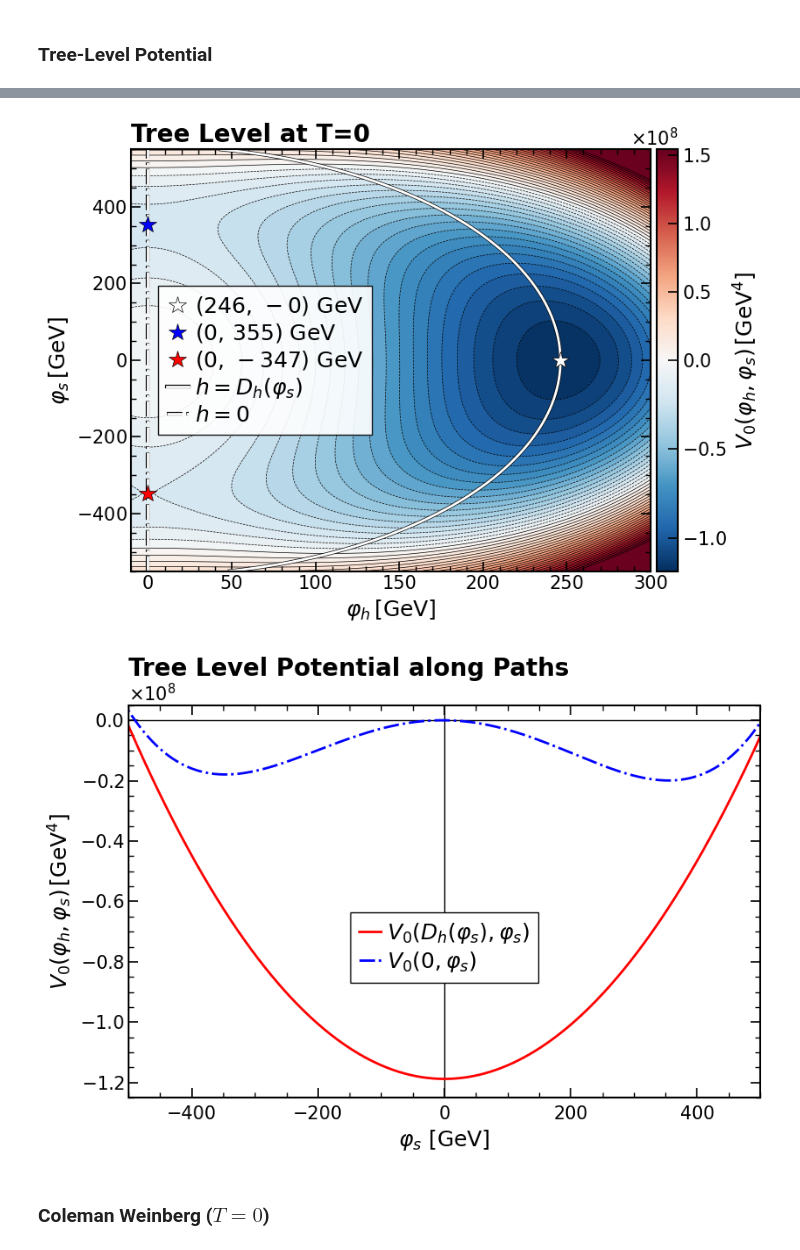
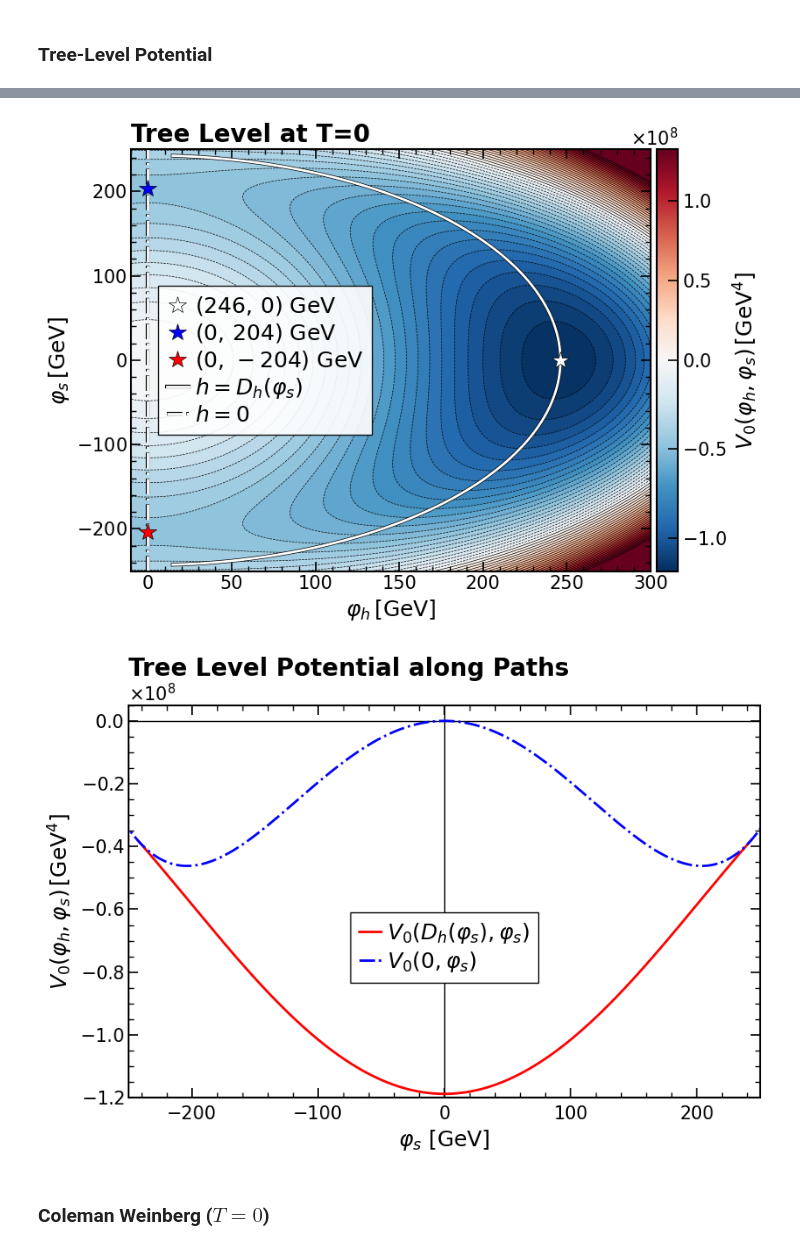
Before and after one commit to Diego-gt-phys/TFM-Repository, a Jupyter notebook: xSM_Analysis.ipynb, the cells around one changed output, grey strips where cells are left out. Drawn from its saved outputs; the diff is of its cells as text; code cells hidden in the pictures.

```diff
--- a/xSM_Analysis.ipynb
+++ b/xSM_Analysis.ipynb
@@ -55,12 +55,12 @@ def physical_to_lagrangian(m1, m2, theta, v, lHS, lS, mu3):
 (Specific Parameters)
 # %%
 m1  = 125.20
-m2  = 30
-th  = 0.001
+m2  = 60
+th  = 0.0
 v0  = 246.22
-lHS = 0.05
-lS  = 0.005
-mu3 = 1e-4*v0
+lHS = 0.265609
+lS  = 0.107227
+mu3 = 0*246.22
 
 params = physical_to_lagrangian(
     m1    = m1,
@@ -180,7 +180,7 @@ The EW vaccum is stable
 # %%
 # Set the values of h & s
 hmin, hmax = (-10, 300)
-smin, smax = (-550, 550)
+smin, smax = (-250, 250)
 
 # Create the Paths
 s_path  = np.linspace(smin, smax, 1000)
@@ -251,10 +251,10 @@ ax.legend(fontsize=18, frameon=True, fancybox=False, loc = "center left", bbox_t
 
 plt.title(r"Tree Level at T=0", loc='left', fontsize=20, fontweight='bold')
 plt.tight_layout()
-plt.savefig(f"Figures/Z2_{m2}_{lHS:.4f}_{lS:.4f}_TL_Contour.pdf", format="pdf", bbox_inches="tight")
+plt.savefig(f"Figures/TL_Contour.pdf", format="pdf", bbox_inches="tight")
 plt.show()
 # %% [output]
-[figure, old version]
+[figure, new version]
 # %%
 # Potential allong paths
 sp = (-muHS+(2*lHS*muH2+muHS**2)**0.5)/(lHS)
@@ -274,37 +274,37 @@ Vs = (-(muH2**2)/(4*lH)
 fig, ax = plt.subplots(figsize=(8.5, 6))
 ax.axhline(0, color='k', lw=1, ls='-')
 ax.axvline(0, color='k', lw=1, ls='-')
 
 ax.plot(SPath, Vs, label=r'$V_{0}\left(D_h(\varphi_s),\varphi_s\right)$', color='r', lw=2, ls='-')
 ax.plot(SPath0, Vs0, label=r'$V_{0}\left(0,\varphi_s\right)$', color='b', lw=2, ls='-.')
 
-ax.set_xlim(-500, 500)
-ax.set_ylim(-1.25e8, 0.5e7)
+ax.set_xlim(-250, 250)
+ax.set_ylim(-1.2e8, 0.5e7)
 
 ax.set_xlabel(r'$\varphi_s$ $\left[\mathrm{GeV}\right]$', fontsize=18)
 ax.set_ylabel(r'$V_{0}(\varphi_h,\varphi_s) \, [\mathrm{GeV^4}]$', fontsize=18)
 ax.yaxis.set_major_formatter(ScalarFormatter(useMathText=True))
 ax.ticklabel_format(style='sci', axis='y', scilimits=(-2, 2))
 ax.yaxis.get_offset_text().set_fontsize(15)
 ax.spines['top'].set_linewidth(1.5)
 ax.spines['right'].set_linewidth(1.5)
 ax.spines['bottom'].set_linewidth(1.5)
 ax.spines['left'].set_linewidth(1.5)
 
 ax.tick_params(axis='both', which='major', direction='in', length=8, width=1.2, labelsize=15, top=True, right=True)
 ax.tick_params(axis='both', which='minor', direction='in', length=4, width=1, labelsize=15, top=True, right=True)
 ax.minorticks_on()
 ax.tick_params(axis='x', which='major', pad=6.7)
 
 plt.legend(fontsize=18, frameon=True, fancybox=False, loc = "upper center", bbox_to_anchor=(0.5, 0.5),
                ncol = 1, edgecolor="black", framealpha=1, labelspacing=0.2, handletextpad=0.3, handlelength=1, columnspacing=1)
 
 plt.title(r"Tree Level Potential along Paths", loc='left', fontsize=20, fontweight='bold')
 plt.tight_layout()
-plt.savefig(f"Figures/Z2_{m2}_{lHS:.4f}_{lS:.4f}_TL_Path.pdf", format="pdf", bbox_inches="tight")
+plt.savefig(f"Figures/TL_Path.pdf", format="pdf", bbox_inches="tight")
 plt.show()
 # %% [output]
-[figure, old version]
+[figure, new version]
 # %% [markdown]
 ### Coleman Weinberg ($T=0$)
 # %%
```
Also changed, not shown: parts of 28 cells of this notebook.
